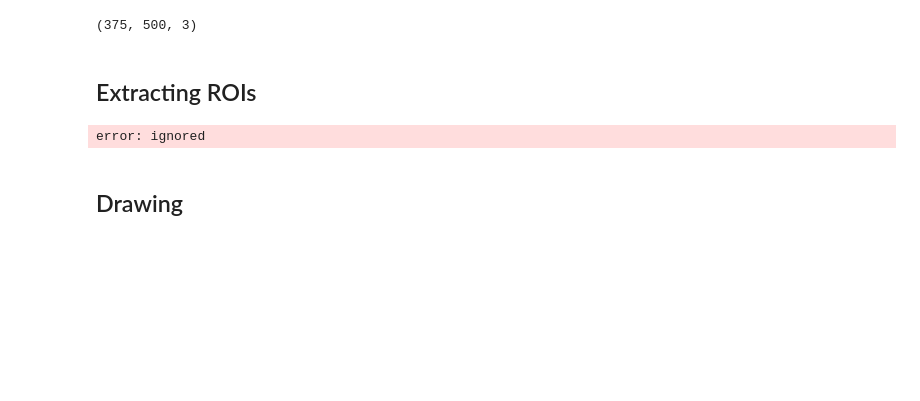
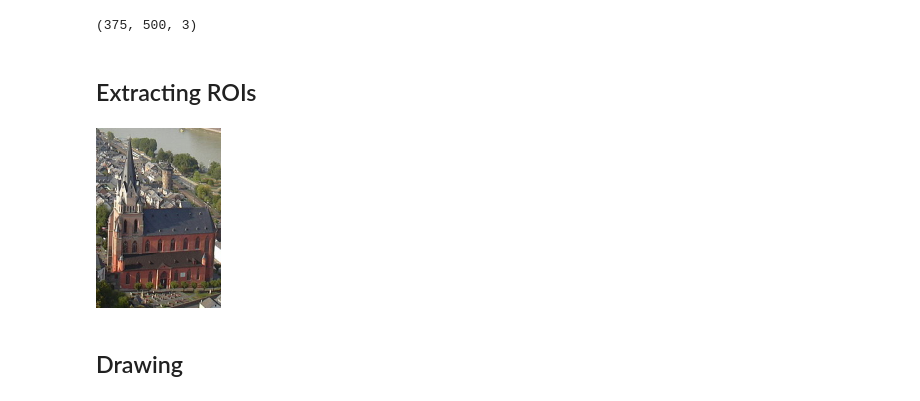
Before and after one commit to drhoffma/HarperIDEAShopCVCC, a Jupyter notebook: lessons/02_Computer_Vision_Basics.ipynb, the cells around one changed output. Saved outputs shown, nothing was run; the diff lists cells and outputs as text; code cells hidden in the pictures; blank space fills up the shorter version.

```diff
--- a/lessons/02_Computer_Vision_Basics.ipynb
+++ b/lessons/02_Computer_Vision_Basics.ipynb
@@ -115,12 +115,11 @@ print(resized_2.shape)
 # %%
 # code playground
 
-#BROKEN
-# image[y2:y1, x2:x1]
-roi = resized_2[320:180, 380:250]
+# image[startY:endY, startX:endX]
+roi = resized_2[160:340, 215:340]
 cv2_imshow(roi)
 # %% [output]
-error: ignored
+[figure, added]
 # %% [markdown]
 ## Drawing
 # %%
```
